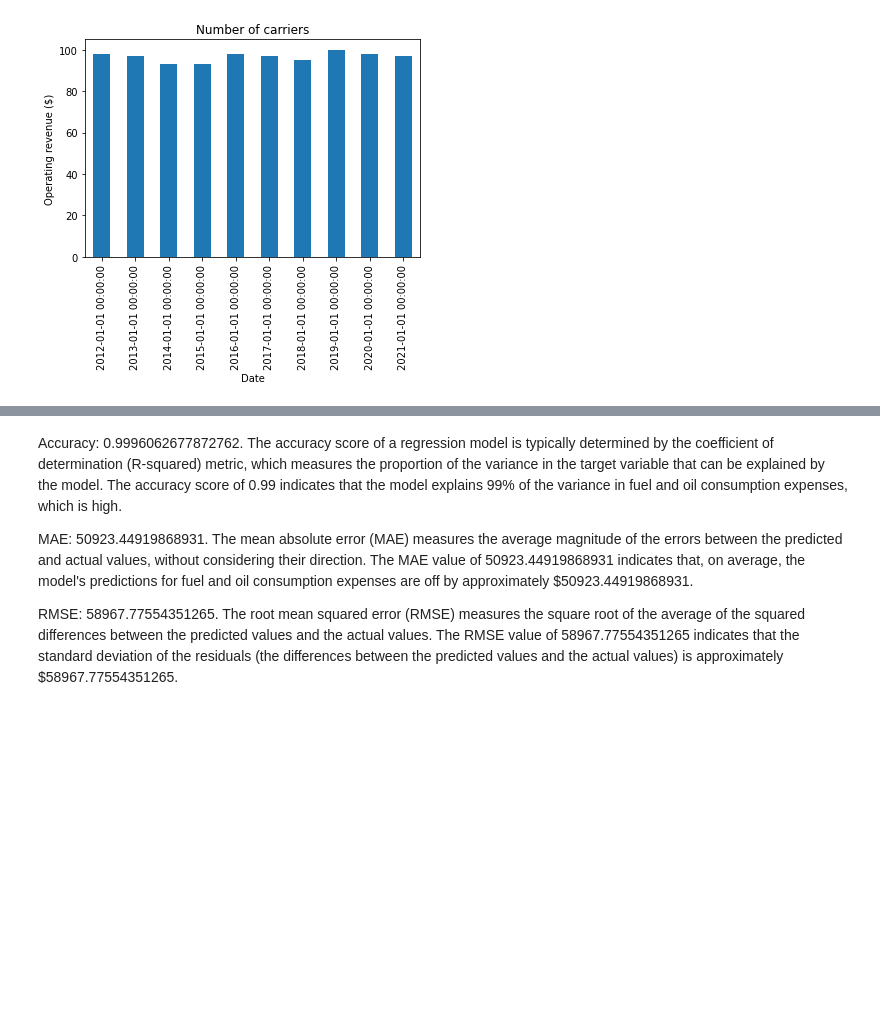
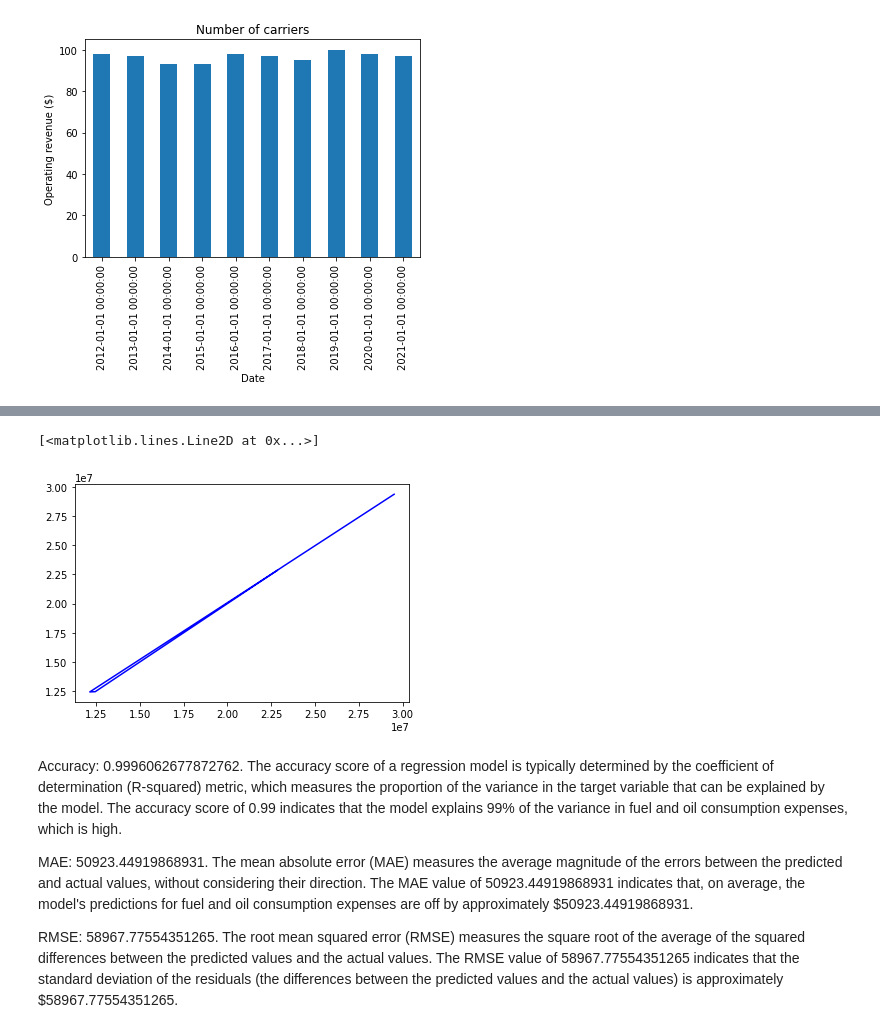
Before and after one commit to AustinPerea/Capstone-EDA, a Jupyter notebook: Airline_Operating.ipynb, the cells around one changed output, grey strips where cells are left out. Cells and saved outputs as stored; diff of their text form; code cells hidden in the pictures; blank space fills up the shorter version.

```diff
--- a/Airline_Operating.ipynb
+++ b/Airline_Operating.ipynb
@@ -397,3 +467,8 @@ RMSE:  58967.77554351265
+# %%
+plt.plot(y_train, logreg.predict(X_train), color = 'blue', label='Model Plot')
+# %% [output]
+[<matplotlib.lines.Line2D at 0x...>]
+[figure, added]
 # %% [markdown]
 <p>Accuracy: 0.9996062677872762. The accuracy score of a regression model is typically determined by the coefficient of determination (R-squared) metric, which measures the proportion of the variance in the target variable that can be explained by the model. The accuracy score of 0.99 indicates that the model explains 99% of the variance in fuel and oil consumption expenses, which is high. </p>
 
```
Also changed, not shown: parts of 10 cells of this notebook.
